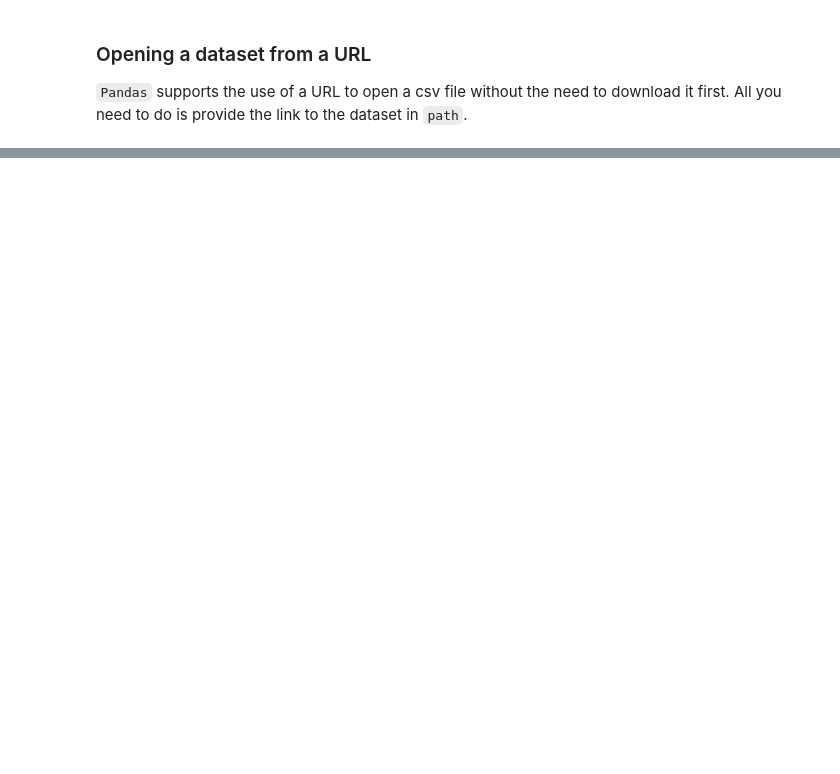
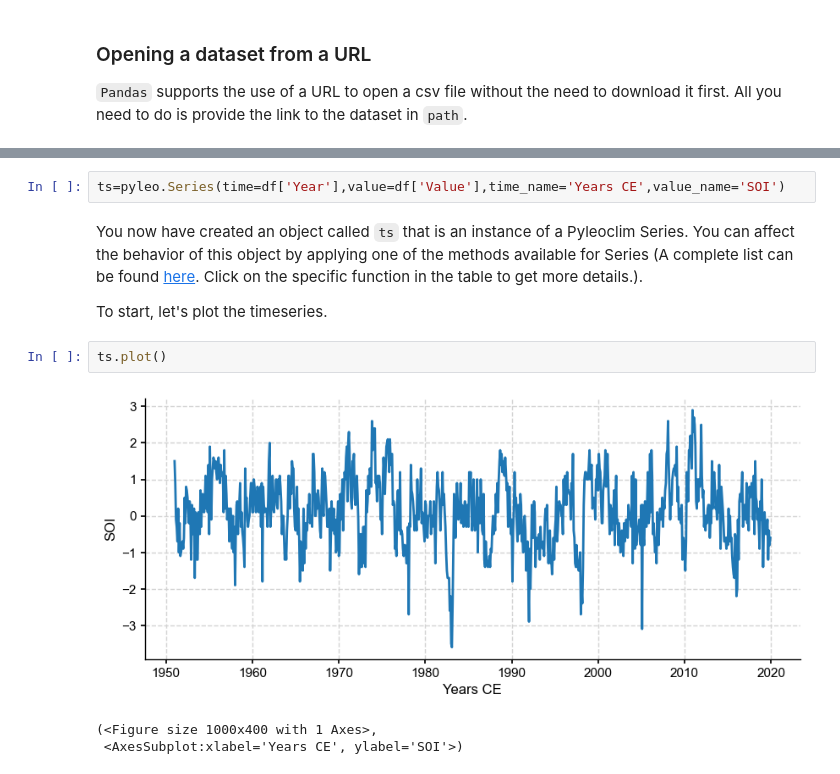
Before and after one commit to LinkedEarth/paleoHackathon, a Jupyter notebook: notebooks/01-Introduction to Jupyter.ipynb, the cells around one changed output, grey strips where cells are left out. Cells and saved outputs as stored; diff of their text form; blank space fills up the shorter version.

```diff
--- a/notebooks/01-Introduction to Jupyter.ipynb
+++ b/notebooks/01-Introduction to Jupyter.ipynb
@@ -102,0 +117,12 @@ Let's create a
+# %%
+ts=pyleo.Series(time=df['Year'],value=df['Value'],time_name='Years CE',value_name='SOI')
+# %% [markdown]
+You now have created an object called `ts` that is an instance of a Pyleoclim Series. You can affect the behavior of this object by applying one of the methods available for Series (A complete list can be found [here](https://pyleoclim-util.readthedocs.io/en/stable/core/ui.html#series-pyleoclim-series). Click on the specific function in the table to get more details.).
+
+To start, let's plot the timeseries.
+# %%
+ts.plot()
+# %% [output]
+[figure, added]
+(<Figure size 1000x400 with 1 Axes>,
+ <AxesSubplot:xlabel='Years CE', ylabel='SOI'>)
```
Also changed, not shown: parts of 14 cells of this notebook.
